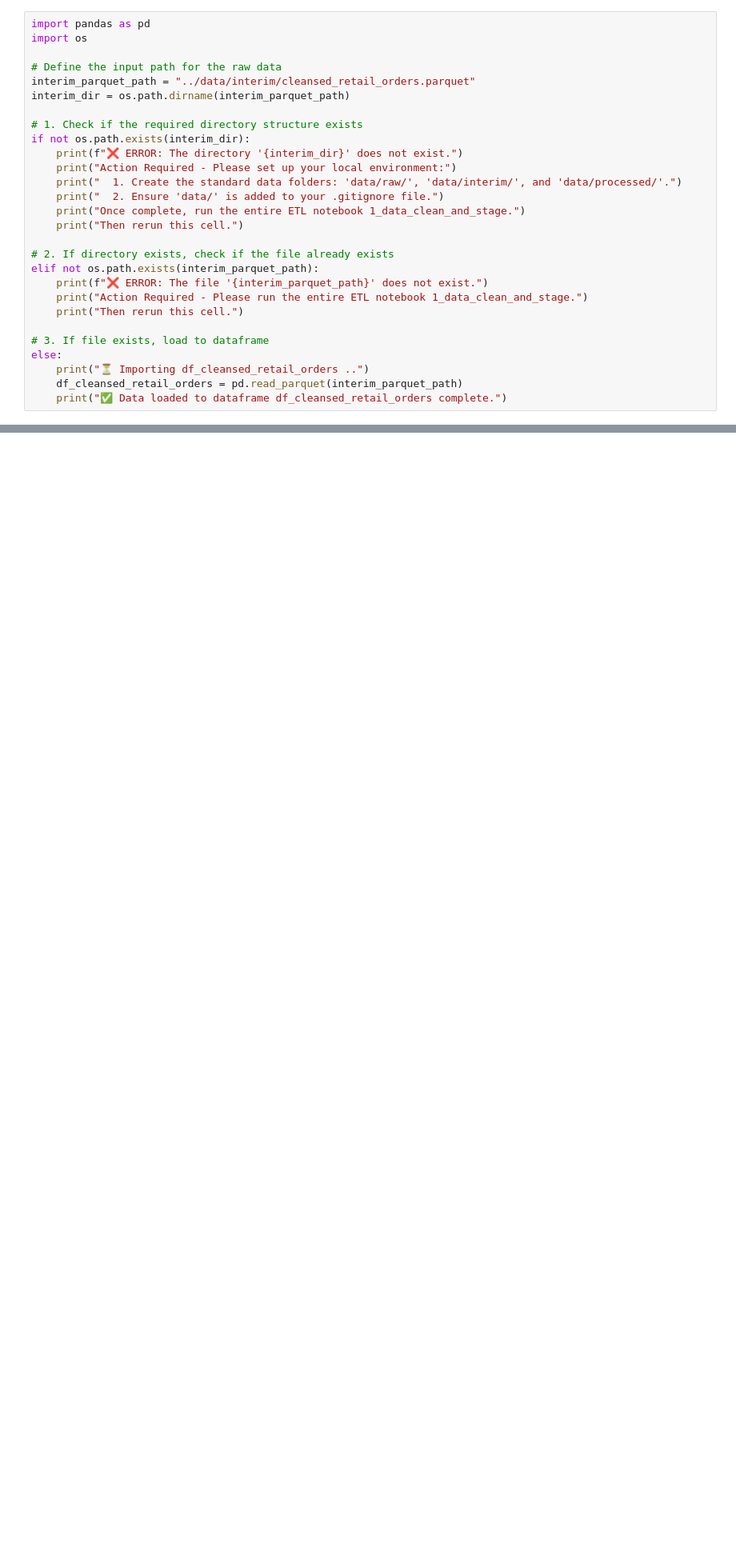
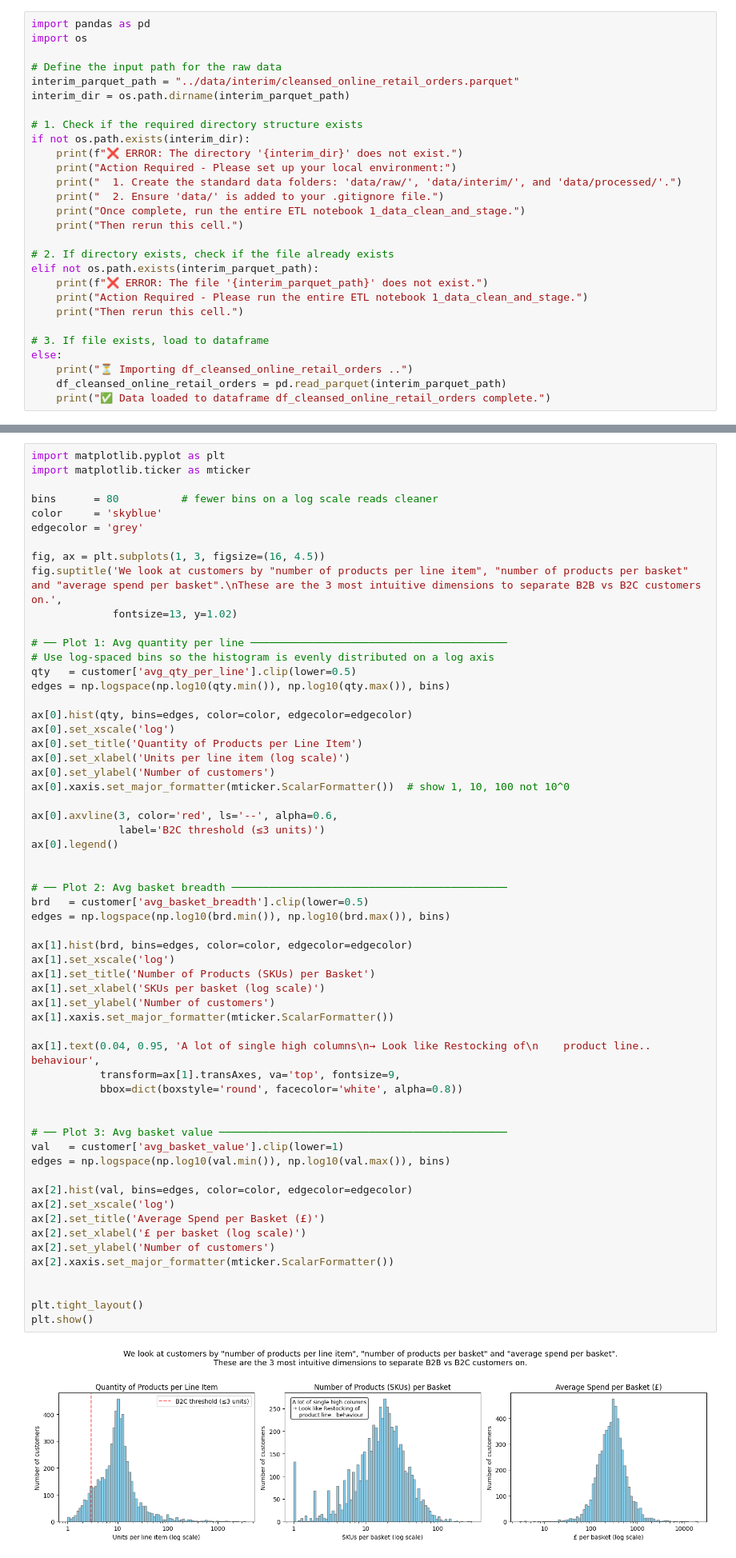
Before and after one commit to sachaplaye/rfm-lifecycle-segmentation, a Jupyter notebook: notebooks/3_data_distributions.ipynb, the cells around one changed output, grey strips where cells are left out. Shown at 80% size. Drawn from its saved outputs; the diff is of its cells as text; blank space fills up the shorter version.

Commit message:
Ecommerce_Segmentation/CU-869d2t348-Profile the customer start

```diff
--- a/notebooks/3_data_distributions.ipynb
+++ b/notebooks/3_data_distributions.ipynb
@@ -13,7 +52,7 @@ import pandas as pd
 import os
 
 # Define the input path for the raw data
-interim_parquet_path = "../data/interim/cleansed_retail_orders.parquet"
+interim_parquet_path = "../data/interim/cleansed_online_retail_orders.parquet"
 interim_dir = os.path.dirname(interim_parquet_path)
 
 # 1. Check if the required directory structure exists
@@ -33,7 +72,7 @@ elif not os.path.exists(interim_parquet_path):
 
 # 3. If file exists, load to dataframe
 else:
-    print("⏳ Importing df_cleansed_retail_orders ..")
-    df_cleansed_retail_orders = pd.read_parquet(interim_parquet_path)
-    print("✅ Data loaded to dataframe df_cleansed_retail_orders complete.")
+    print("⏳ Importing df_cleansed_online_retail_orders ..")
+    df_cleansed_online_retail_orders = pd.read_parquet(interim_parquet_path)
+    print("✅ Data loaded to dataframe df_cleansed_online_retail_orders complete.")
 # %% [output]
@@ -64,0 +174,61 @@ display(large_transactions[['Invoice', 'StockCode', 'Description', 'Quantity', '
+# %%
+import matplotlib.pyplot as plt
+import matplotlib.ticker as mticker
+
+bins      = 80          # fewer bins on a log scale reads cleaner
+color     = 'skyblue'
+edgecolor = 'grey'
+
+fig, ax = plt.subplots(1, 3, figsize=(16, 4.5))
+fig.suptitle('We look at customers by "number of products per line item", "number of products per basket" and "average spend per basket".\nThese are the 3 most intuitive dimensions to separate B2B vs B2C customers on.',
+             fontsize=13, y=1.02)
+
+# ── Plot 1: Avg quantity per line ─────────────────────────────────────────
+# Use log-spaced bins so the histogram is evenly distributed on a log axis
+qty   = customer['avg_qty_per_line'].clip(lower=0.5)
+edges = np.logspace(np.log10(qty.min()), np.log10(qty.max()), bins)
+
+ax[0].hist(qty, bins=edges, color=color, edgecolor=edgecolor)
+ax[0].set_xscale('log')
+ax[0].set_title('Quantity of Products per Line Item')
+ax[0].set_xlabel('Units per line item (log scale)')
+ax[0].set_ylabel('Number of customers')
+ax[0].xaxis.set_major_formatter(mticker.ScalarFormatter())  # show 1, 10, 100 not 10^0
+
+ax[0].axvline(3, color='red', ls='--', alpha=0.6,
+              label='B2C threshold (≤3 units)')
+ax[0].legend()
+
+
+# ── Plot 2: Avg basket breadth ────────────────────────────────────────────
+brd   = customer['avg_basket_breadth'].clip(lower=0.5)
+edges = np.logspace(np.log10(brd.min()), np.log10(brd.max()), bins)
+
+ax[1].hist(brd, bins=edges, color=color, edgecolor=edgecolor)
+ax[1].set_xscale('log')
+ax[1].set_title('Number of Products (SKUs) per Basket')
+ax[1].set_xlabel('SKUs per basket (log scale)')
+ax[1].set_ylabel('Number of customers')
+ax[1].xaxis.set_major_formatter(mticker.ScalarFormatter())
+
+ax[1].text(0.04, 0.95, 'A lot of single high columns\n→ Look like Restocking of\n    product line.. behaviour',
+           transform=ax[1].transAxes, va='top', fontsize=9,
+           bbox=dict(boxstyle='round', facecolor='white', alpha=0.8))
+
+
+# ── Plot 3: Avg basket value ──────────────────────────────────────────────
+val   = customer['avg_basket_value'].clip(lower=1)
+edges = np.logspace(np.log10(val.min()), np.log10(val.max()), bins)
+
+ax[2].hist(val, bins=edges, color=color, edgecolor=edgecolor)
+ax[2].set_xscale('log')
+ax[2].set_title('Average Spend per Basket (£)')
+ax[2].set_xlabel('£ per basket (log scale)')
+ax[2].set_ylabel('Number of customers')
+ax[2].xaxis.set_major_formatter(mticker.ScalarFormatter())
+
+
+plt.tight_layout()
+plt.show()
+# %% [output]
+[figure, added]
```
Also changed, not shown: parts of 36 cells of this notebook.
